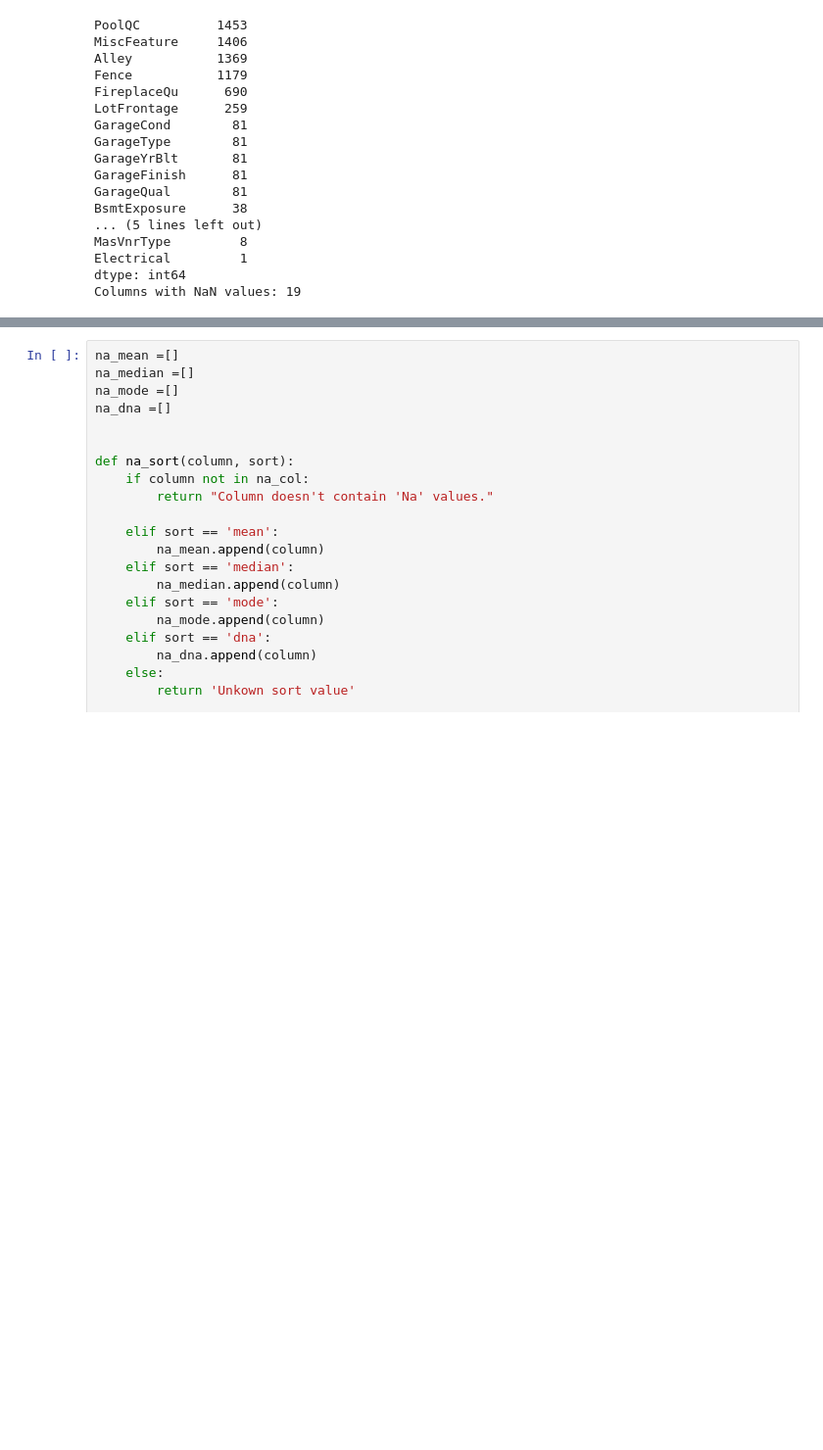
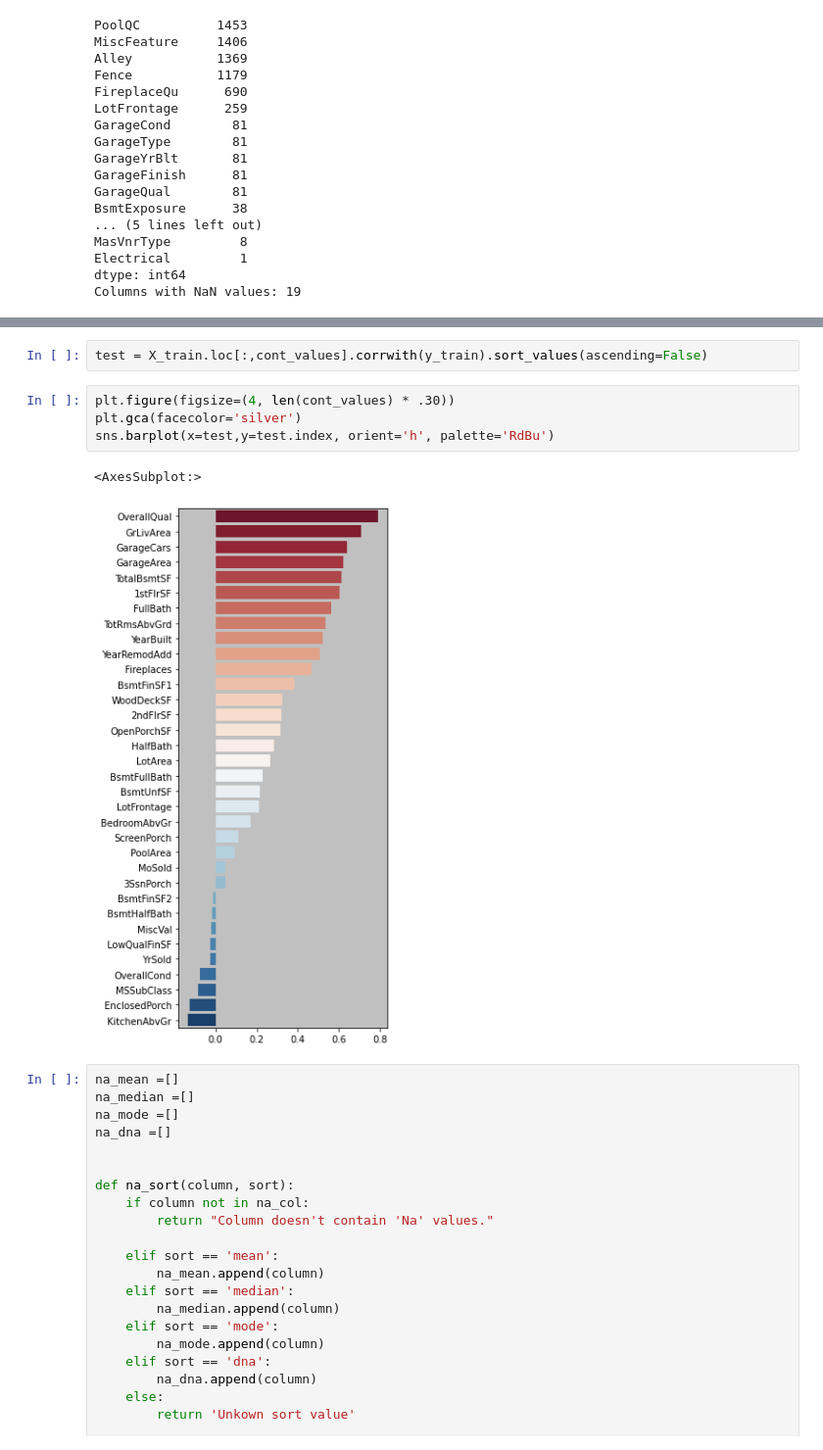
Before and after one commit to bperry555/kaggle, a Jupyter notebook: housePrices/housingPrices.ipynb, the cells around one changed output, grey strips where cells are left out. Shown at 98% size. Saved outputs shown, nothing was run; the diff lists cells and outputs as text; blank space fills up the shorter version.

```diff
--- a/housePrices/housingPrices.ipynb
+++ b/housePrices/housingPrices.ipynb
@@ -183,3 +240,12 @@ pandas.core.series.Series
+# %%
+test = X_train.loc[:,cont_values].corrwith(y_train).sort_values(ascending=False)
+# %%
+plt.figure(figsize=(4, len(cont_values) * .30))
+plt.gca(facecolor='silver')
+sns.barplot(x=test,y=test.index, orient='h', palette='RdBu')
+# %% [output]
+<AxesSubplot:>
+[figure, added]
 # %%
 na_mean =[]
 na_median =[]
```
Also changed, not shown: parts of 35 cells of this notebook.
